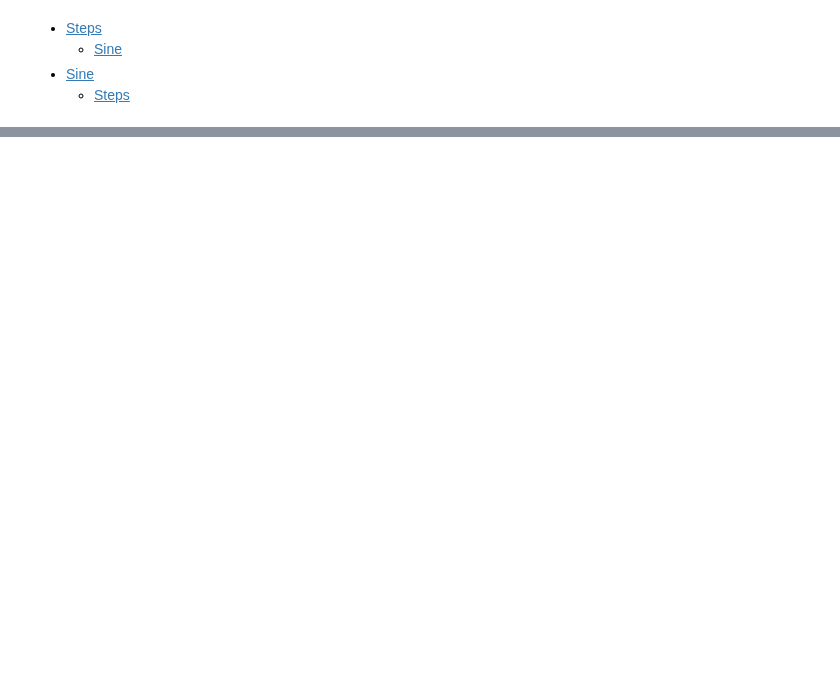
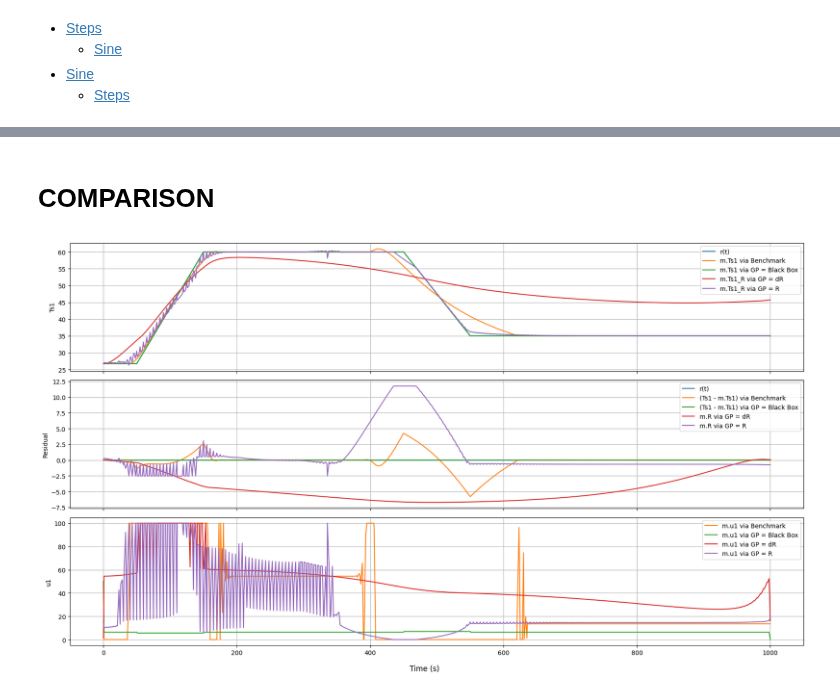
Before and after one commit to jakekrell/FoKL-GPy, a Jupyter notebook: examples/pyomo_tclab/v13.2.ipynb, the cells around one changed output, grey strips where cells are left out. Drawn from its saved outputs; the diff is of its cells as text; code cells hidden in the pictures; blank space fills up the shorter version.

Commit message:
comparison of benchmark, black box, R, and dR

```diff
--- a/examples/pyomo_tclab/v13.2.ipynb
+++ b/examples/pyomo_tclab/v13.2.ipynb
@@ -160,0 +196,4 @@ Function evaluations 23, initial cost 3.9600e+02, final cost 7.9493e+01, first-o
+# %%
+sol_t = m.t
+sol_b = m.Ts1[:]()
+sol_u_b = m.u1[:]()
@@ -160,0 +266,3 @@ Function evaluations 23, initial cost 3.9600e+02, final cost 7.9493e+01, first-o
+# %%
+sol_blackBox = m.Ts1[:]()
+sol_u_blackBox = m.u1[:]()
@@ -160,0 +382,4 @@ Function evaluations 23, initial cost 3.9600e+02, final cost 7.9493e+01, first-o
+# %%
+sol_dR = m.Ts1_R[:]()
+sol_R_via_dR = m.R[:]()
+sol_u_dR = m.u1[:]()
@@ -160,0 +501,39 @@ Function evaluations 23, initial cost 3.9600e+02, final cost 7.9493e+01, first-o
+# %%
+sol_R = m.Ts1_R[:]()
+sol_R_via_R = m.R[:]()
+sol_u_R = m.u1[:]()
+# %% [markdown]
+# COMPARISON
+# %%
+fig, ax = plt.subplots(3, figsize=(17.5, 10), sharex=True)
+fig.supxlabel("Time (s)")
+
+ax[0].plot(sol_t, r(sol_t) + Tamb, label="r(t)")
+ax[0].plot(sol_t, sol_b + Tamb, label="m.Ts1 via Benchmark")
+ax[0].plot(sol_t, sol_blackBox + Tamb, label="m.Ts1 via GP = Black Box")
+ax[0].plot(sol_t, sol_dR + Tamb, label="m.Ts1_R via GP = dR")
+ax[0].plot(sol_t, sol_R + Tamb, label="m.Ts1_R via GP = R")
+ax[0].set_ylabel("Ts1")
+
+R_true = r(sol_t) - sol_b
+ax[1].plot(sol_t, np.zeros(len(sol_t)), label="r(t)")
+ax[1].plot(sol_t, R_true, label="(Ts1 - m.Ts1) via Benchmark")
+ax[1].plot(sol_t, r(sol_t) - sol_blackBox, label="(Ts1 - m.Ts1) via GP = Black Box")
+ax[1].plot(sol_t, sol_R_via_dR, label="m.R via GP = dR")
+ax[1].plot(sol_t, sol_R_via_R, label="m.R via GP = R")
+ax[1].set_ylabel("Residual")
+
+ax[2].plot(0, 0, label="")
+ax[2].plot(sol_t, sol_u_b, label="m.u1 via Benchmark")
+ax[2].plot(sol_t, sol_u_blackBox, label="m.u1 via GP = Black Box")
+ax[2].plot(sol_t, sol_u_dR, label="m.u1 via GP = dR")
+ax[2].plot(sol_t, sol_u_R, label="m.u1 via GP = R")
+ax[2].set_ylabel("u1")
+
+for i in range(3):
+    ax[i].legend()
+    ax[i].grid()
+
+fig.tight_layout()
+# %% [output]
+[figure, added]
```
Also changed, not shown: parts of 11 cells of this notebook, 4 other files.
